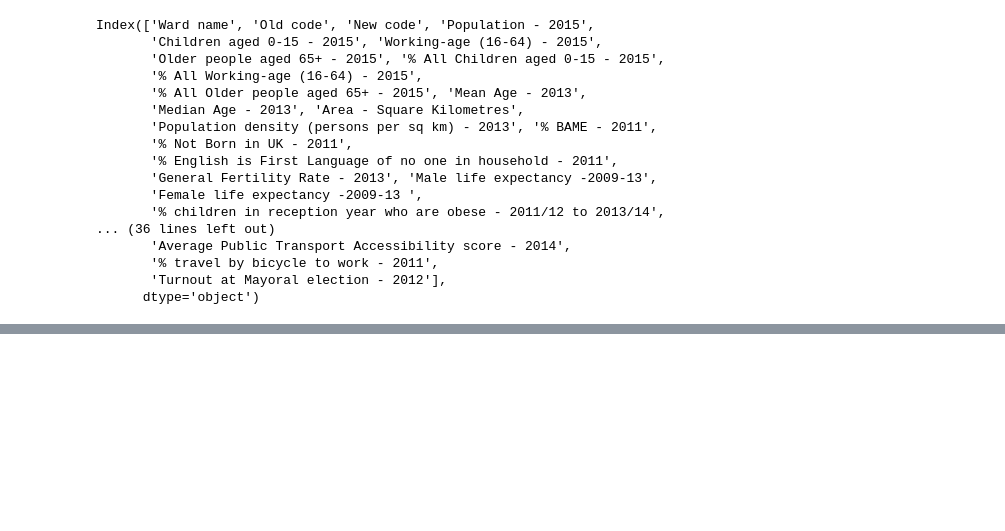
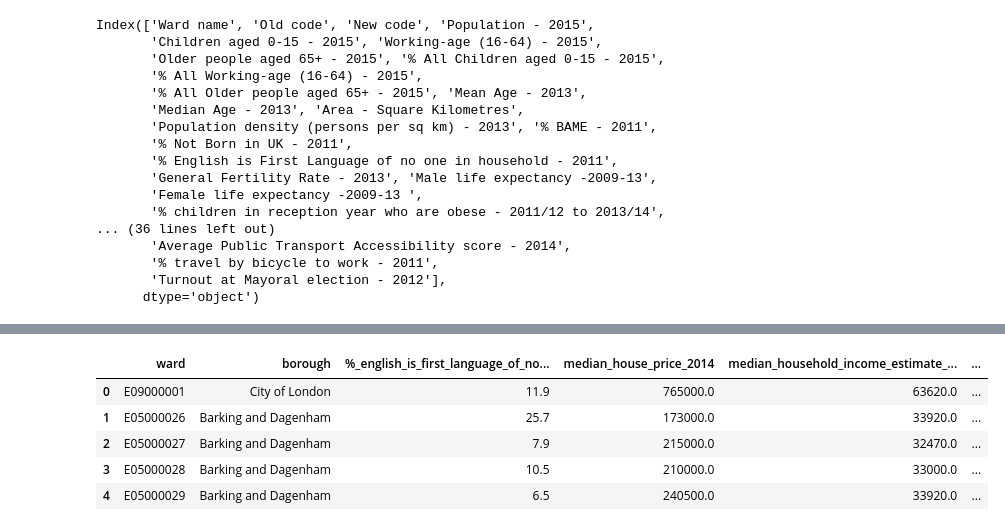
Before and after one commit to ucfnoix/QM-group-project, a Jupyter notebook: data_processing.ipynb, the cells around one changed output, grey strips where cells are left out. Saved outputs shown, nothing was run; the diff lists cells and outputs as text; code cells hidden in the pictures; blank space fills up the shorter version.

Commit message:
adding fields to data set

```diff
--- a/data_processing.ipynb
+++ b/data_processing.ipynb
@@ -181,2 +175,19 @@ full_data
+# %%
+# normalising some columns
+
+mean_female_life_expectancy = full_data['female_life_expectancy_2009_13'].mean()
+full_data['female_life_expectancy_normalised'] = full_data['female_life_expectancy_2009_13'] / mean_female_life_expectancy
+
+mean_male_life_expectancy = full_data['male_life_expectancy_2009_13'].mean()
+full_data['male_life_expectancy_normalised'] = full_data['male_life_expectancy_2009_13'] / mean_male_life_expectancy
+
+full_data.head()
+# %% [output]
+|  | ward | borough | %_english_is_first_language_of_no... | median_house_price_2014 | median_household_income_estimate_... | ... |
+| 0 | E09000001 | City of London | 11.9 | 765000.0 | 63620.0 | ... |
+| 1 | E05000026 | Barking and Dagenham | 25.7 | 173000.0 | 33920.0 | ... |
+| 2 | E05000027 | Barking and Dagenham | 7.9 | 215000.0 | 32470.0 | ... |
+| 3 | E05000028 | Barking and Dagenham | 10.5 | 210000.0 | 33000.0 | ... |
+| 4 | E05000029 | Barking and Dagenham | 6.5 | 240500.0 | 33920.0 | ... |
 # %%
 full_data.to_csv('full_data.csv')
```
Also changed, not shown: parts of 7 cells of this notebook, 1 other file.
